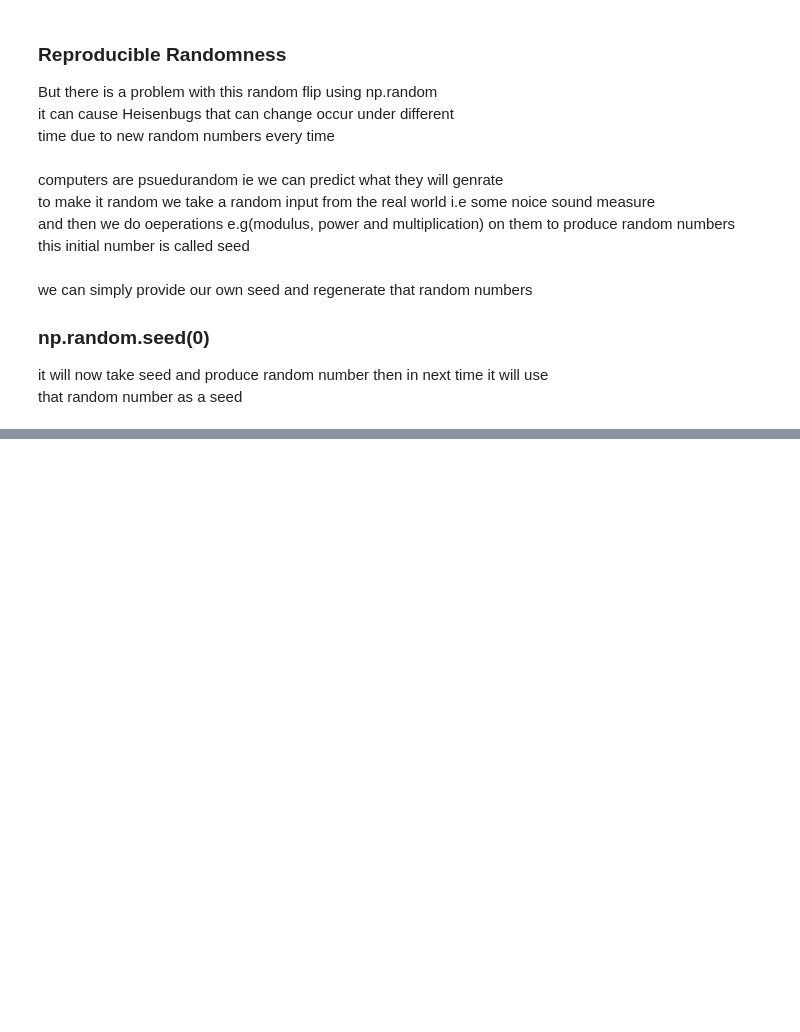
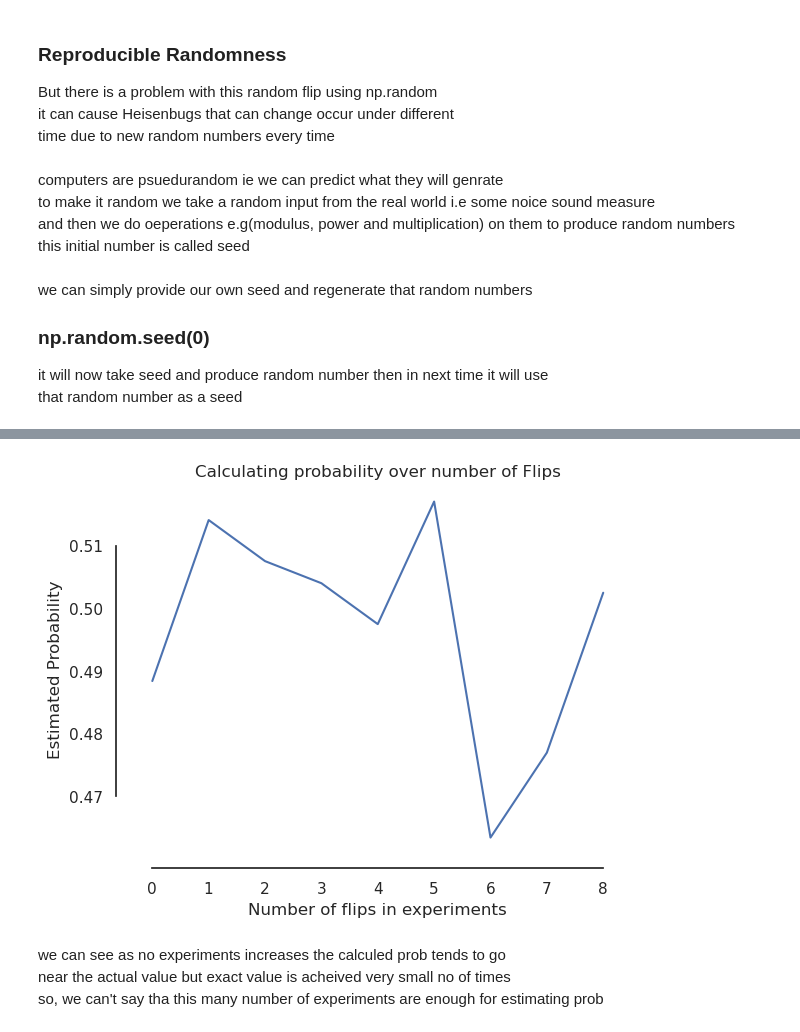
Before and after one commit to ZohaibHussain05/python, a Jupyter notebook: stats_prob/notebooks/04_coin_flips.ipynb, the cells around one changed output, grey strips where cells are left out. Saved outputs shown, nothing was run; the diff lists cells and outputs as text; code cells hidden in the pictures; blank space fills up the shorter version.

```diff
--- a/stats_prob/notebooks/04_coin_flips.ipynb
+++ b/stats_prob/notebooks/04_coin_flips.ipynb
@@ -66,0 +133,13 @@ np.random.uniform(low=0, high=1.0)
+# %%
+plt.plot(probs[maximum_flips-10:])
+plt.ylabel("Estimated Probability")
+plt.xlabel("Number of flips in experiments")
+plt.title("Calculating probability over number of Flips")
+sns.despine(offset=10, trim=True)
+plt.show()
+# %% [output]
+[figure, added]
+# %% [markdown]
+we can see as no experiments increases the calculed prob tends to go\
+near the actual value but exact value is acheived very small no of times\
+so, we can't say tha this many number of experiments are enough for estimating prob
```
Also changed, not shown: parts of 15 cells of this notebook.
